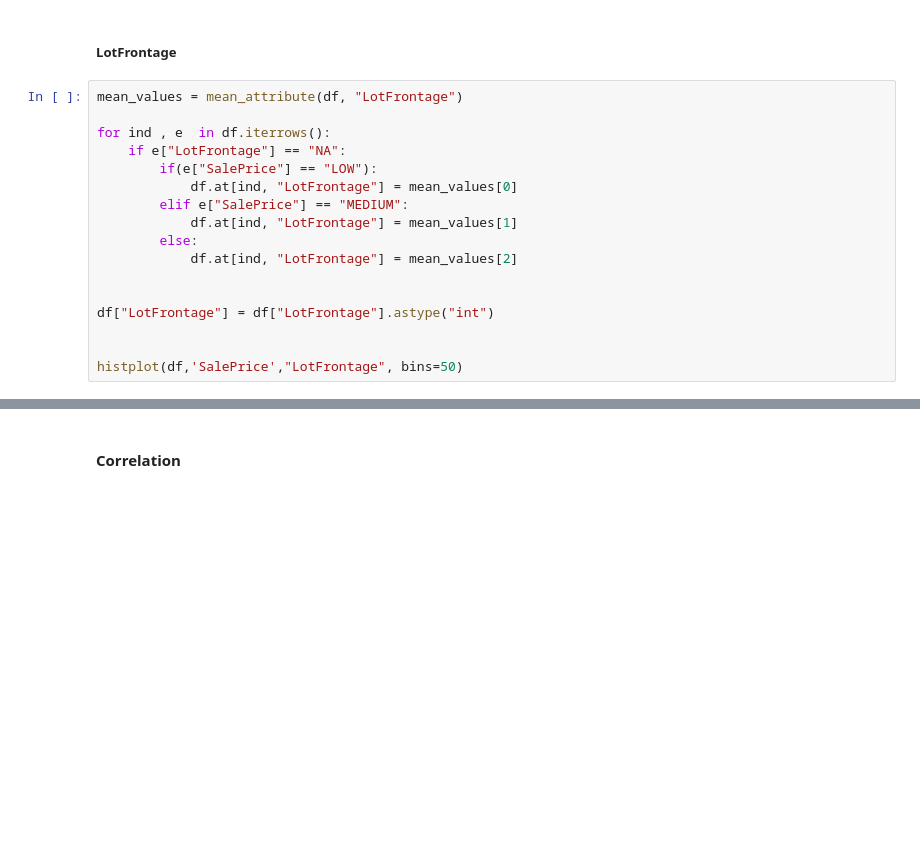
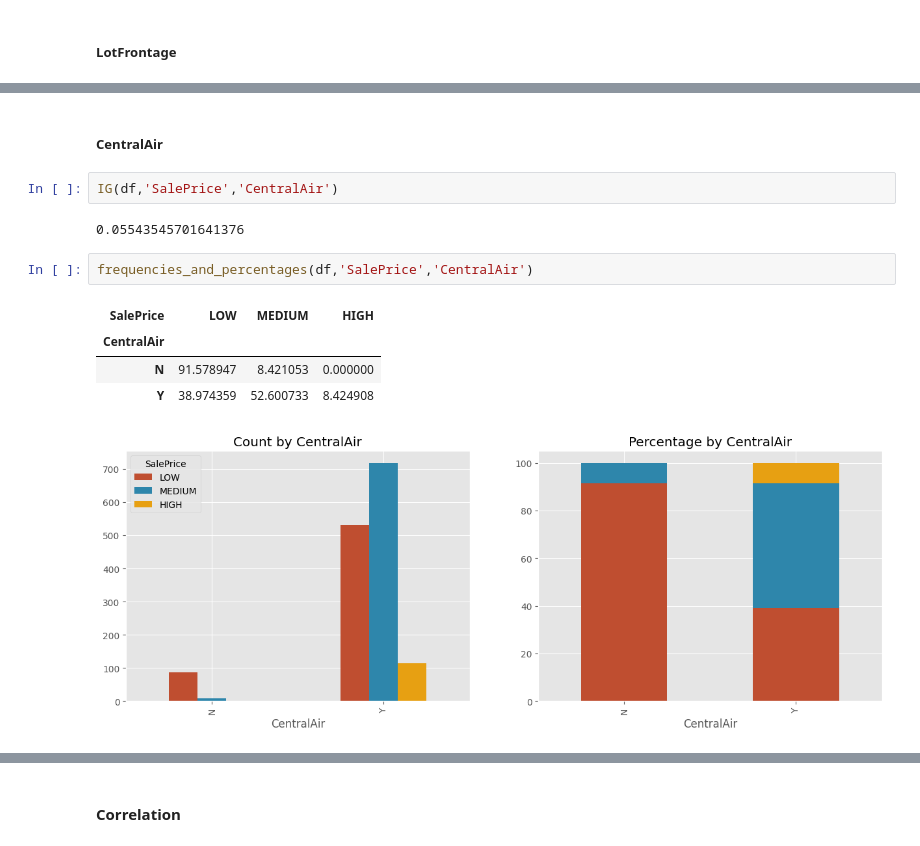
Before and after one commit to gvnberaldi/HousePricePrediction, a Jupyter notebook: Mbusu_project.ipynb, the cells around one changed output, grey strips where cells are left out. Saved outputs shown, nothing was run; the diff lists cells and outputs as text; blank space fills up the shorter version.

```diff
--- a/Mbusu_project.ipynb
+++ b/Mbusu_project.ipynb
@@ -407,20 +437,3 @@ P-Value: 3.6397089066086615e-118 [<0.05]
 [figure]
 # %% [markdown]
 ##### LotFrontage
-# %%
-mean_values = mean_attribute(df, "LotFrontage")
-
-for ind , e  in df.iterrows():
-    if e["LotFrontage"] == "NA":
-        if(e["SalePrice"] == "LOW"):
-            df.at[ind, "LotFrontage"] = mean_values[0]
-        elif e["SalePrice"] == "MEDIUM":
-            df.at[ind, "LotFrontage"] = mean_values[1]
-        else:
-            df.at[ind, "LotFrontage"] = mean_values[2]
-
-
-df["LotFrontage"] = df["LotFrontage"].astype("int")
-
-
-histplot(df,'SalePrice',"LotFrontage", bins=50)
@@ -428,0 +447,14 @@ histplot(df,'SalePrice',"LotFrontage", bins=50)
+# %% [markdown]
+##### CentralAir
+# %%
+IG(df,'SalePrice','CentralAir')
+# %% [output]
+0.05543545701641376
+# %%
+frequencies_and_percentages(df,'SalePrice','CentralAir')
+# %% [output]
+| SalePrice | LOW | MEDIUM | HIGH |
+| CentralAir |  |  |  |
+| N | 91.578947 | 8.421053 | 0.000000 |
+| Y | 38.974359 | 52.600733 | 8.424908 |
+[figure, added]
```
Also changed, not shown: parts of 18 cells of this notebook, 2 other files.
